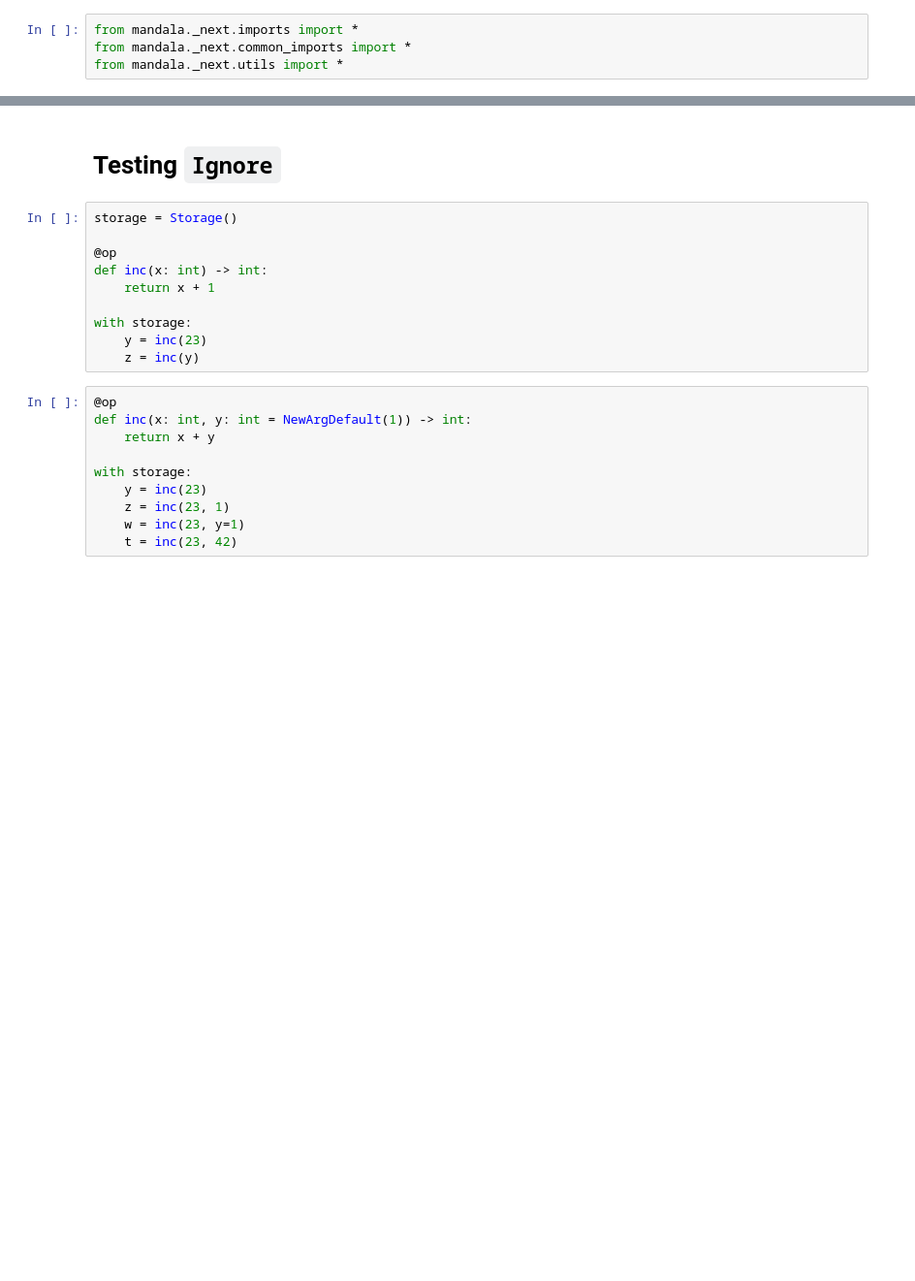
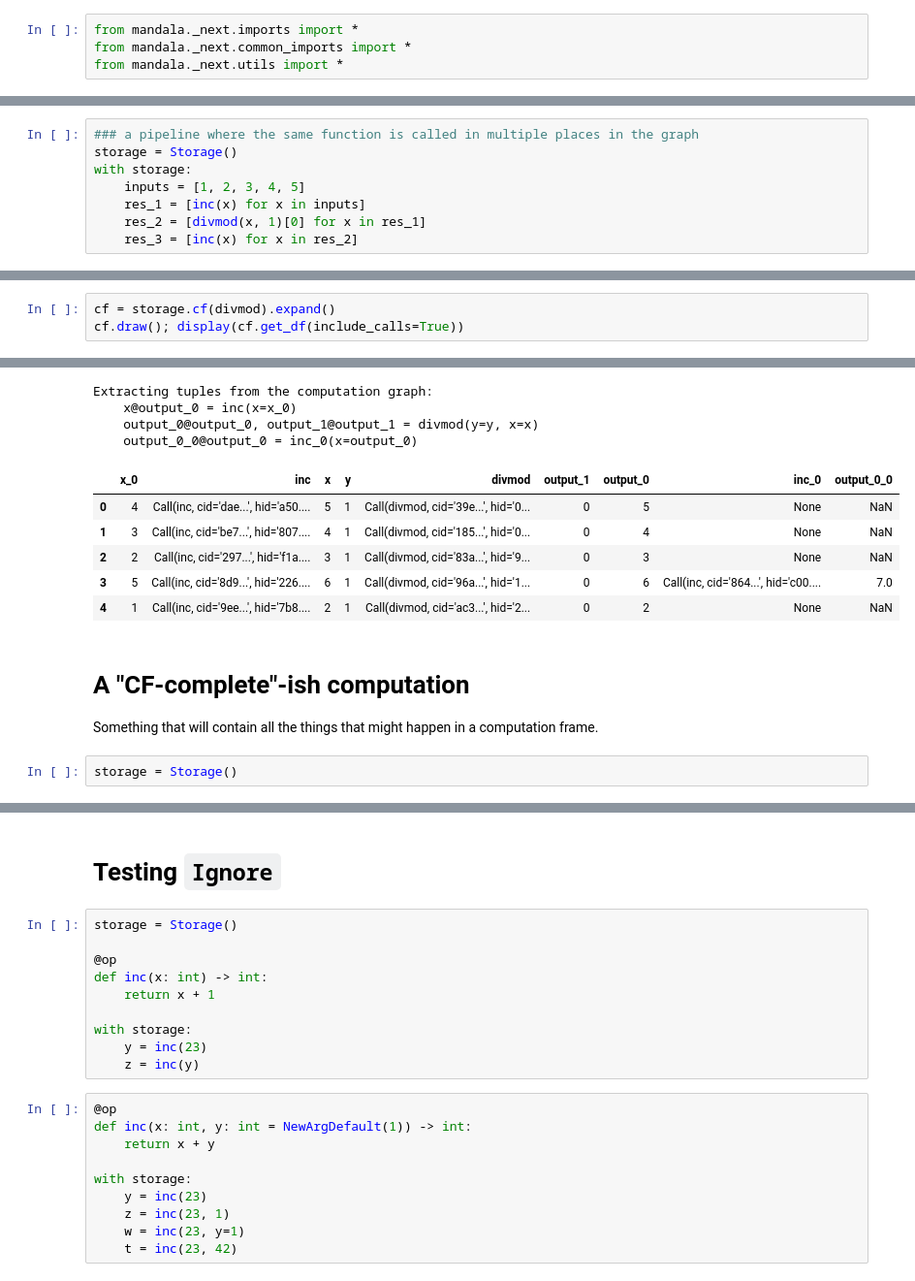
Before and after one commit to amakelov/mandala, a Jupyter notebook: mandala/_next/tests.ipynb, the cells around one changed output, grey strips where cells are left out. Shown at 97% size. Cells and saved outputs as stored; diff of their text form; blank space fills up the shorter version.

```diff
--- a/mandala/_next/tests.ipynb
+++ b/mandala/_next/tests.ipynb
@@ -4,0 +82,8 @@ from mandala._next.utils import *
+# %%
+### a pipeline where the same function is called in multiple places in the graph
+storage = Storage()
+with storage:
+    inputs = [1, 2, 3, 4, 5]
+    res_1 = [inc(x) for x in inputs]
+    res_2 = [divmod(x, 1)[0] for x in res_1]
+    res_3 = [inc(x) for x in res_2]
@@ -4,0 +93,4 @@ from mandala._next.utils import *
+# %%
+cf = storage.cf(divmod).expand()
+cf.draw(); display(cf.get_df(include_calls=True))
+# %% [output]
@@ -4,0 +98,16 @@ from mandala._next.utils import *
+Extracting tuples from the computation graph:
+    x@output_0 = inc(x=x_0)
+    output_0@output_0, output_1@output_1 = divmod(y=y, x=x)
+    output_0_0@output_0 = inc_0(x=output_0)
+|  | x_0 | inc | x | y | divmod | output_1 | output_0 | inc_0 | output_0_0 |
+| 0 | 4 | Call(inc, cid='dae...', hid='a50.... | 5 | 1 | Call(divmod, cid='39e...', hid='0... | 0 | 5 | None | NaN |
+| 1 | 3 | Call(inc, cid='be7...', hid='807.... | 4 | 1 | Call(divmod, cid='185...', hid='0... | 0 | 4 | None | NaN |
+| 2 | 2 | Call(inc, cid='297...', hid='f1a.... | 3 | 1 | Call(divmod, cid='83a...', hid='9... | 0 | 3 | None | NaN |
+| 3 | 5 | Call(inc, cid='8d9...', hid='226.... | 6 | 1 | Call(divmod, cid='96a...', hid='1... | 0 | 6 | Call(inc, cid='864...', hid='c00.... | 7.0 |
+| 4 | 1 | Call(inc, cid='9ee...', hid='7b8.... | 2 | 1 | Call(divmod, cid='ac3...', hid='2... | 0 | 2 | None | NaN |
+# %% [markdown]
+# A "CF-complete"-ish computation
+Something that will contain all the things that might happen in a computation
+frame.
+# %%
+storage = Storage()
```
Also changed, not shown: parts of 15 cells of this notebook, 3 other files.
